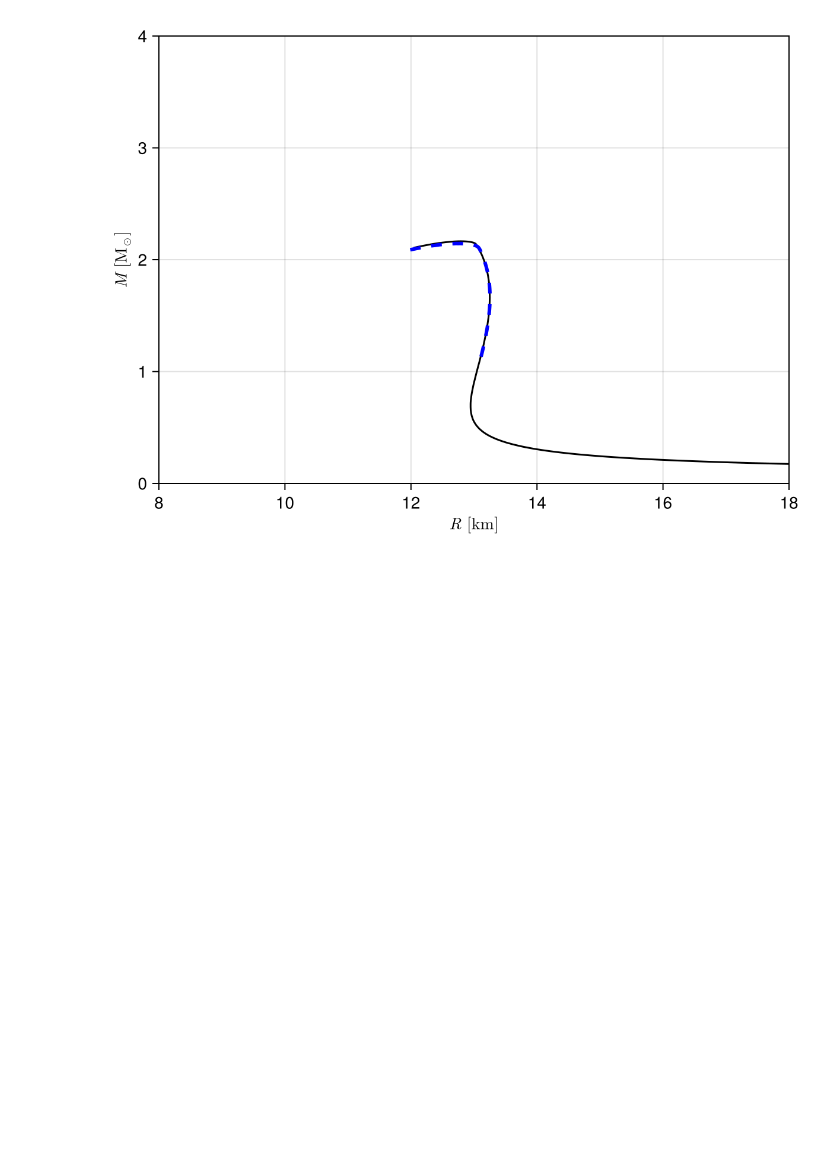
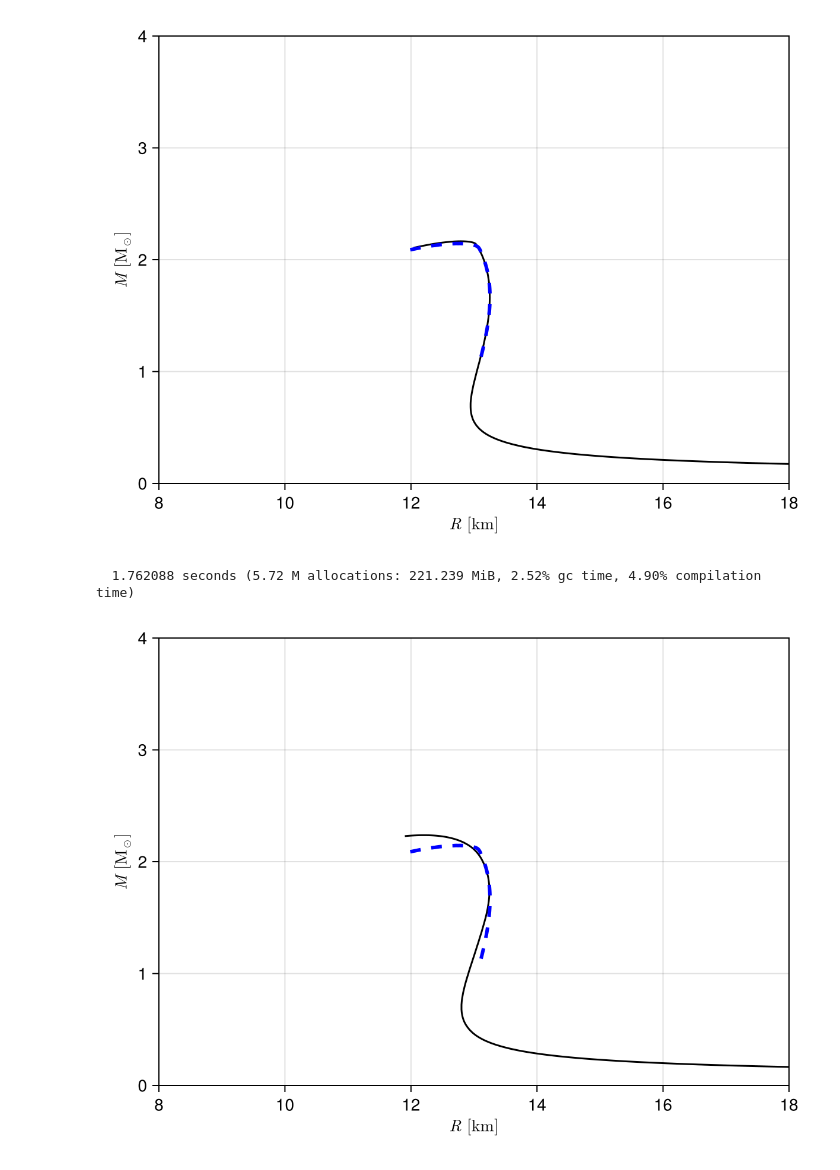
Before and after one commit to SunkPlane29/tov_arthur.jl, a Jupyter notebook: test.ipynb, the cells around one changed output. Saved outputs shown, nothing was run; the diff lists cells and outputs as text; code cells hidden in the pictures; blank space fills up the shorter version.

Commit message:
add reconstructed code

```diff
--- a/test.ipynb
+++ b/test.ipynb
@@ -76,3 +76,55 @@ fig
 # %% [output]
   0.871801 seconds (5.84 M allocations: 225.531 MiB, 4.77% gc time, 11.07% compilation time)
 [figure]
+# %%
+include("tov_diagram.jl")
+
+# eosdf = CSV.File("abht/eosreconstructed.csv") |> DataFrame
+# eosdf = CSV.File("bhk/eosreconstructed.csv") |> DataFrame
+# eosdf = CSV.File("cmf/eosreconstructed.csv") |> DataFrame
+eosdf = CSV.File("dd2-frg/eosreconstructed.csv") |> DataFrame
+
+Pvec = eosdf[:,1]
+epsvec = eosdf[:,2]
+
+# tol = 3.5e-18 # abht
+# tol = 4e-20 # bhk
+# tol = 2e-20 # cmf
+tol = 1.4e-19 # dd2frg
+n = 200
+@time P0, R, M = MR_diagram(Pvec, epsvec, n, tol)
+
+outdf = DataFrame(P0=P0, R=R, M=M)
+
+# CSV.write("mrdiagramabht_reconstructed.csv", outdf)
+# CSV.write("mrdiagrambhk_reconstructed.csv", outdf)
+# CSV.write("mrdiagramcmf_reconstructed.csv", outdf)
+CSV.write("mrdiagramdd2-frg_reconstructed.csv", outdf)
+
+# dat2csv("composemrabht.dat")
+# composemrdf = CSV.File("composemrabht.csv") |> DataFrame
+
+# dat2csv("composemrbhk.dat")
+# composemrdf = CSV.File("composemrbhk.csv") |> DataFrame
+
+# dat2csv("composemrcmf.dat")
+# composemrdf = CSV.File("composemrcmf.csv") |> DataFrame
+
+dat2csv("composemrdd2-frg.dat")
+composemrdf = CSV.File("composemrdd2-frg.csv") |> DataFrame
+
+fig = Figure()
+
+ax = Axis(fig[1, 1],
+    xlabel=L"$R$ [km]",
+    ylabel=L"$M$ [M$_\odot$]",
+    limits=(8,18,0,4.0)
+)
+
+lines!(ax, R, M, color=:black)
+lines!(ax, composemrdf[:,1], composemrdf[:,2], color=:blue, linestyle=:dash, linewidth=3)
+
+fig
+# %% [output]
+  1.762088 seconds (5.72 M allocations: 221.239 MiB, 2.52% gc time, 4.90% compilation time)
+[figure, added]
```
Also changed, not shown: parts of 1 cell of this notebook, 16 other files.
